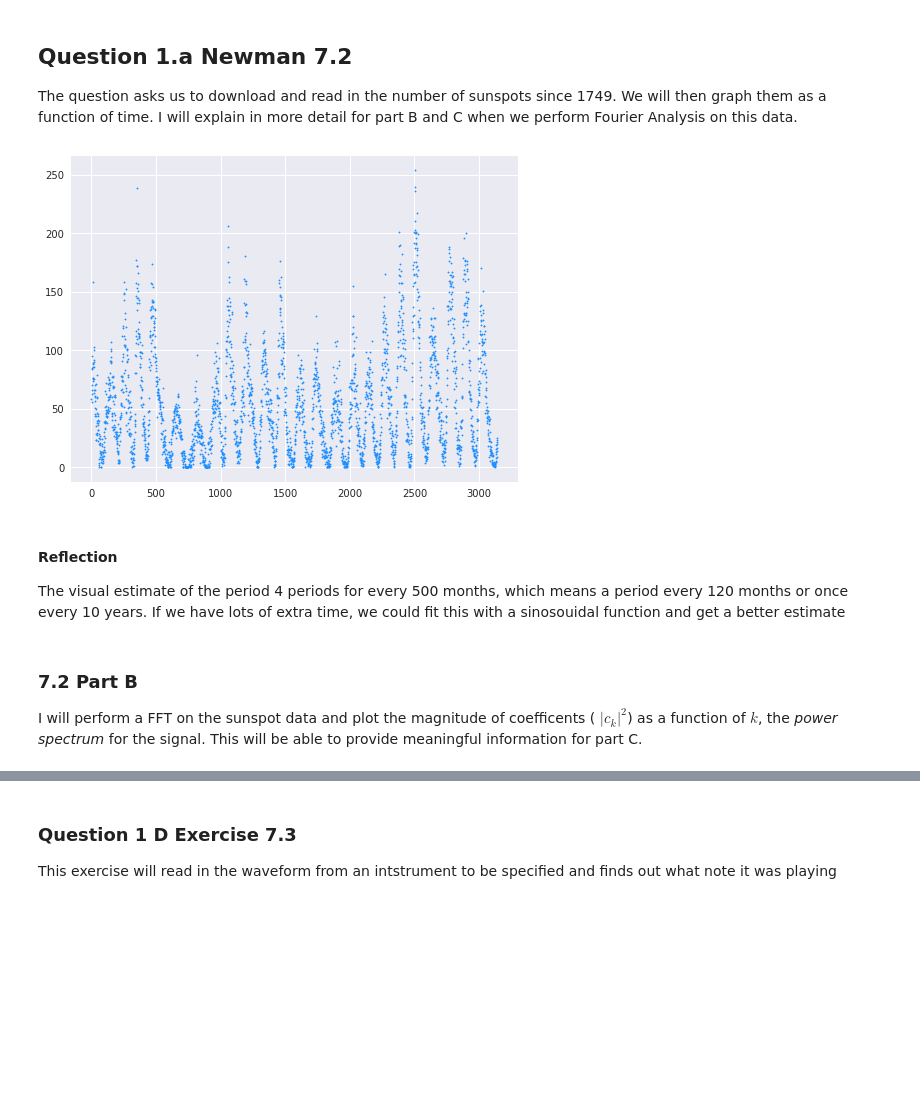
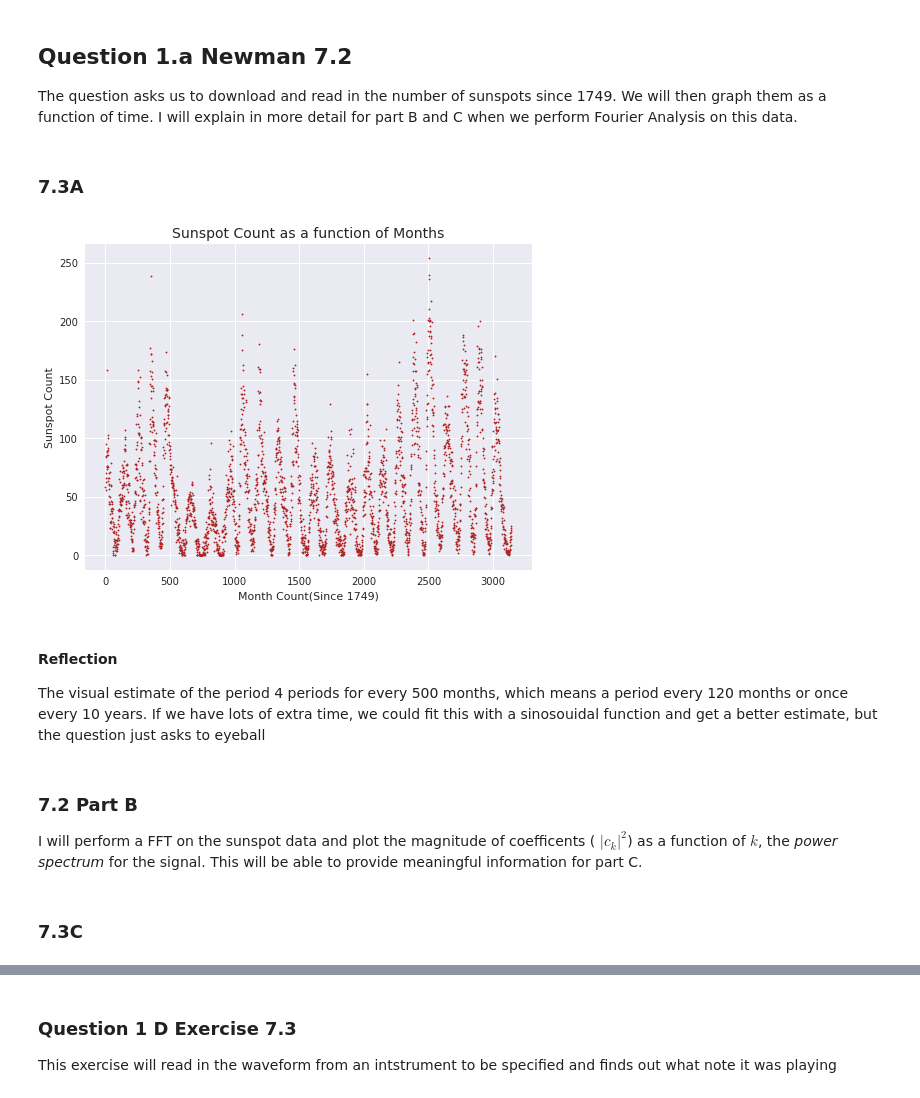
Before and after one commit to andrewkhardy/PHY-407, a Jupyter notebook: Lab05-01.ipynb, the cells around one changed output, grey strips where cells are left out. Drawn from its saved outputs; the diff is of its cells as text; code cells hidden in the pictures; blank space fills up the shorter version.

```diff
--- a/Lab05-01.ipynb
+++ b/Lab05-01.ipynb
@@ -7,19 +7,24 @@ sns.set()
 # %% [markdown]
  ## Question 1.a Newman 7.2
  The question asks us to download and read in the number of sunspots since 1749. We will then graph them as a function of time. I will explain in more detail for part B and C when we perform Fourier Analysis on this data.
+# %% [markdown]
+### 7.3A
 # %%
 a_sunspot_data = np.loadtxt('sunspots.txt')
 a_date = a_sunspot_data[:,0]   # The date in months since 1749
 a_sun_num = a_sunspot_data[:,1]  # the number of sunspots observed that month
 # %%
 plt.figure(figsize = (8,6))
-plt.scatter(a_date,a_sun_num, c = 'dodgerblue', s = 2)
+plt.scatter(a_date,a_sun_num, c = 'firebrick', s = 2)
+plt.title('Sunspot Count as a function of Months', fontsize = (14))
+plt.xlabel('Month Count(Since 1749)')
+plt.ylabel('Sunspot Count')
 plt.show()
 # %% [output]
-[figure, old version]
+[figure, new version]
 # %% [markdown]
 #### Reflection
-The visual estimate of the period 4 periods for every 500 months, which means a period every 120 months or once every 10 years. If we have lots of extra time, we could fit this with a sinosouidal function and get a better estimate
+The visual estimate of the period 4 periods for every 500 months, which means a period every 120 months or once every 10 years. If we have lots of extra time, we could fit this with a sinosouidal function and get a better estimate, but the question just asks to eyeball
 # %% [markdown]
 ### 7.2 Part B
 I will perform a FFT on the sunspot data and plot the magnitude of coefficents ( $|c_k|^2$) as a function of $k$, the *power spectrum* for the signal. This will be able to provide meaningful information for part C.
@@ -34,3 +47,5 @@ def DFT(y):
+# %% [markdown]
+### 7.3C
 # %%
 a_fourier = DFT(a_sun_num)
 a_power = np.real(a_fourier)**2 + np.imag(a_fourier)**2
```
Also changed, not shown: parts of 27 cells of this notebook.
